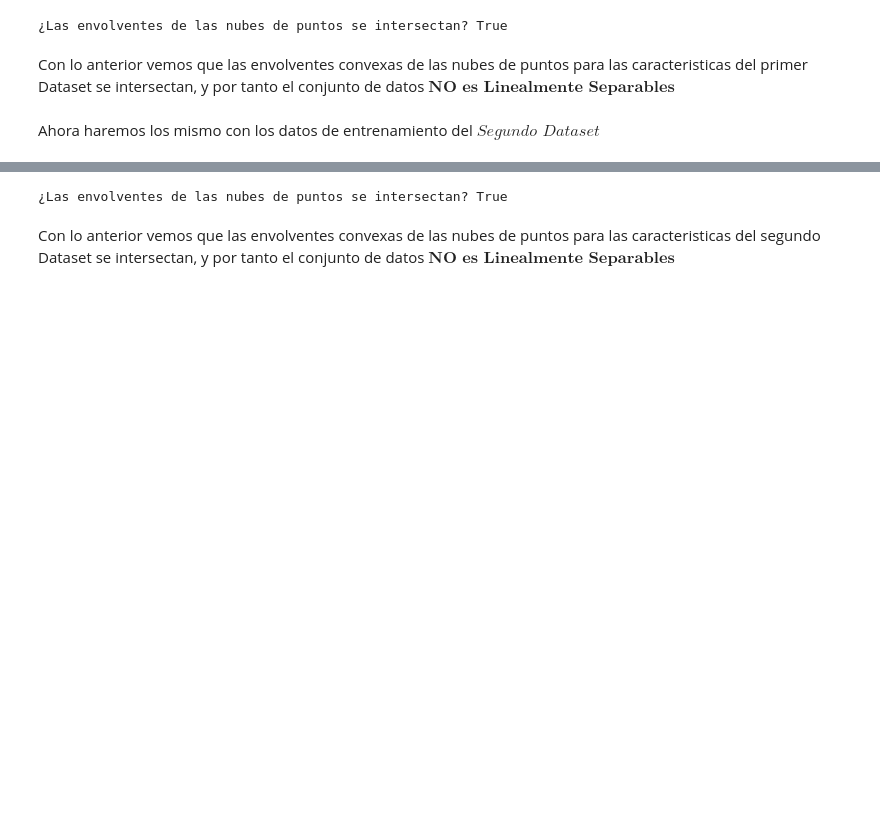
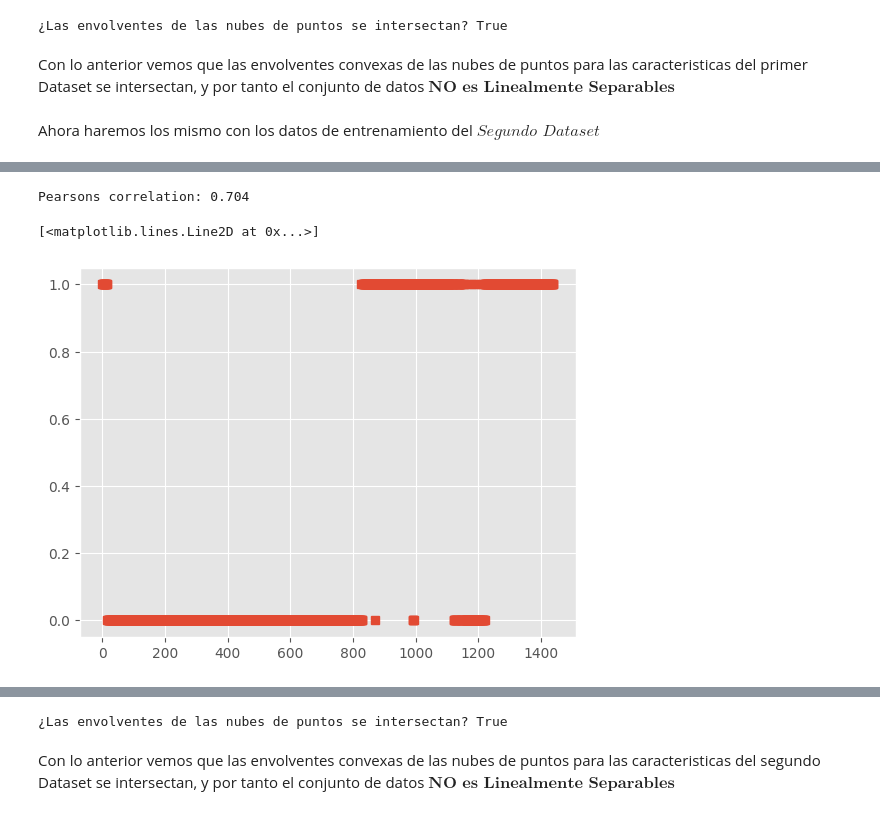
Before and after one commit to brromeroc/Tareas-Ml, a Jupyter notebook: Tarea_1,_ML.ipynb, the cells around one changed output, grey strips where cells are left out. Drawn from its saved outputs; the diff is of its cells as text; code cells hidden in the pictures; blank space fills up the shorter version.

```diff
--- a/Tarea_1,_ML.ipynb
+++ b/Tarea_1,_ML.ipynb
@@ -320,0 +377,17 @@ Ahora haremos los mismo con los datos de entrenamiento del $\textit{Segundo Data
+# %%
+# calculate the Pearson's correlation between two variables
+from numpy.random import randn
+from numpy.random import seed
+from scipy.stats import pearsonr
+
+corr, _ = pearsonr(data2array[0:1440,0], data2array[0:1440,6])
+print('Pearsons correlation: %.3f' % corr)
+# %% [output]
+Pearsons correlation: 0.704
+# %%
+import matplotlib.pyplot as plt
+
+plt.plot(data2array[0:1440,0], data2array[0:1440,6], 's')   #Estamos viendo este coeficiente de correlación solo en el primer dia, dado que los otros dia tienen un coeficiente parecido#
+# %% [output]
+[<matplotlib.lines.Line2D at 0x...>]
+[figure, added]
```
Also changed, not shown: parts of 52 cells of this notebook.
